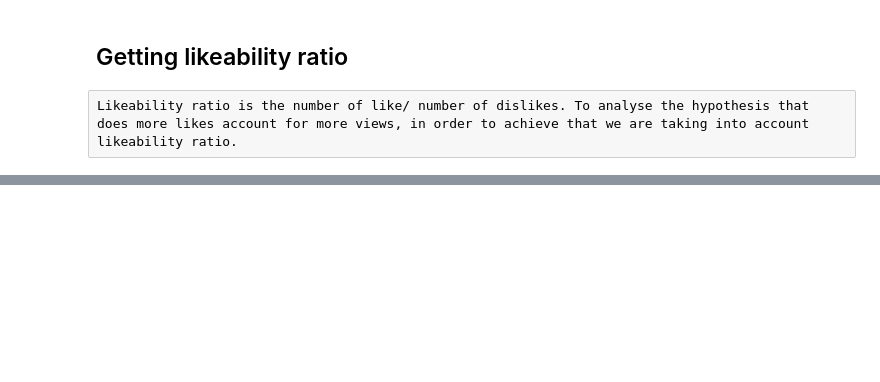
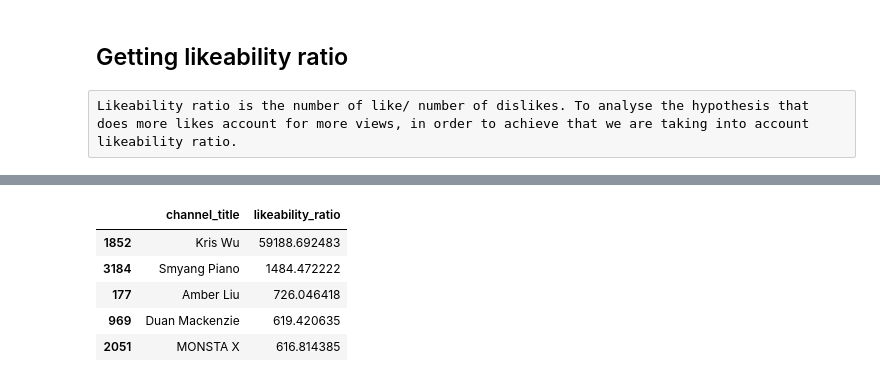
Before and after one commit to dakshayh/Analysis-of-Youtube-trending-data, a Jupyter notebook: Preprocessing/Project Update.ipynb, the cells around one changed output, grey strips where cells are left out. Saved outputs shown, nothing was run; the diff lists cells and outputs as text; code cells hidden in the pictures; blank space fills up the shorter version.

```diff
--- a/Preprocessing/Project Update.ipynb
+++ b/Preprocessing/Project Update.ipynb
@@ -651,0 +663,12 @@ df[df.channel_title=='9-1-1 on FOX']
+# %%
+#Likeability ratios of videos belonging to channel titles above 300 on average
+df_ch_mean=df.groupby('channel_title',as_index=False)['likeability_ratio'].mean()
+df_ch_mean_subset = df_ch_mean[df_ch_mean['likeability_ratio']>300]
+df_ch_mean_subset.sort_values('likeability_ratio',ascending=False).head()
+# %% [output]
+|  | channel_title | likeability_ratio |
+| 1852 | Kris Wu | 59188.692483 |
+| 3184 | Smyang Piano | 1484.472222 |
+| 177 | Amber Liu | 726.046418 |
+| 969 | Duan Mackenzie | 619.420635 |
+| 2051 | MONSTA X | 616.814385 |
```
Also changed, not shown: parts of 24 cells of this notebook.
